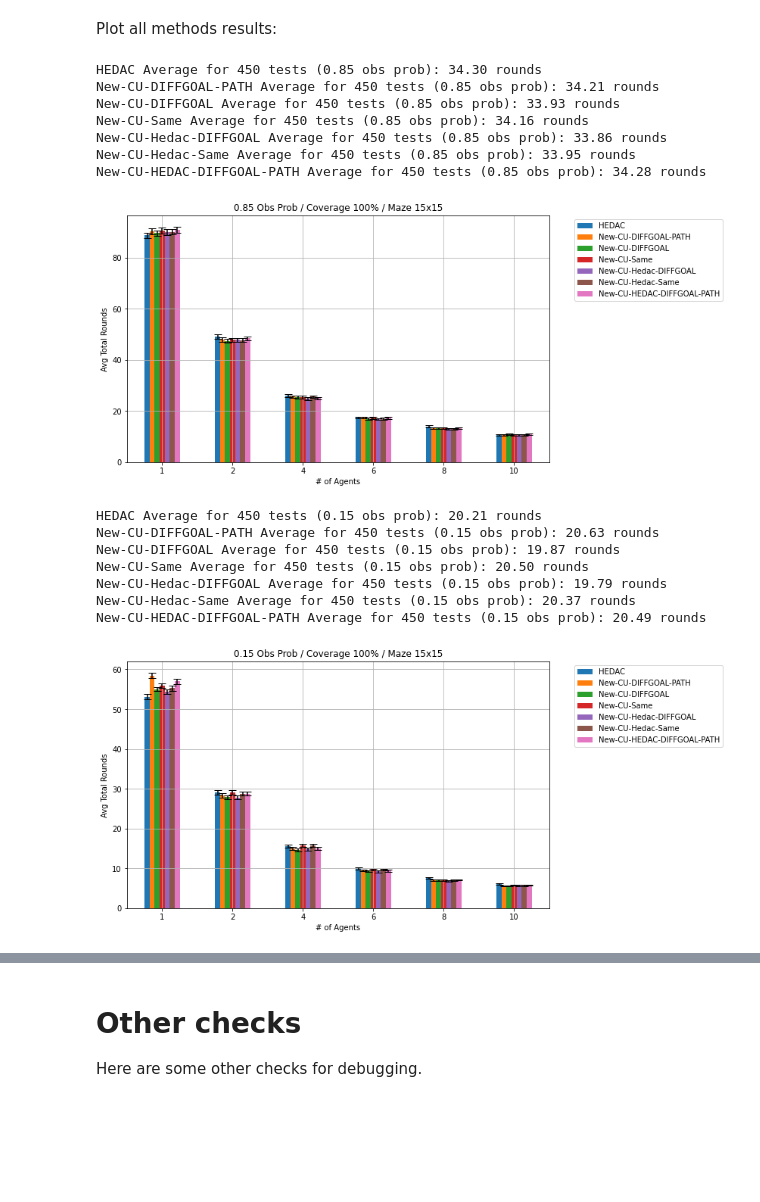
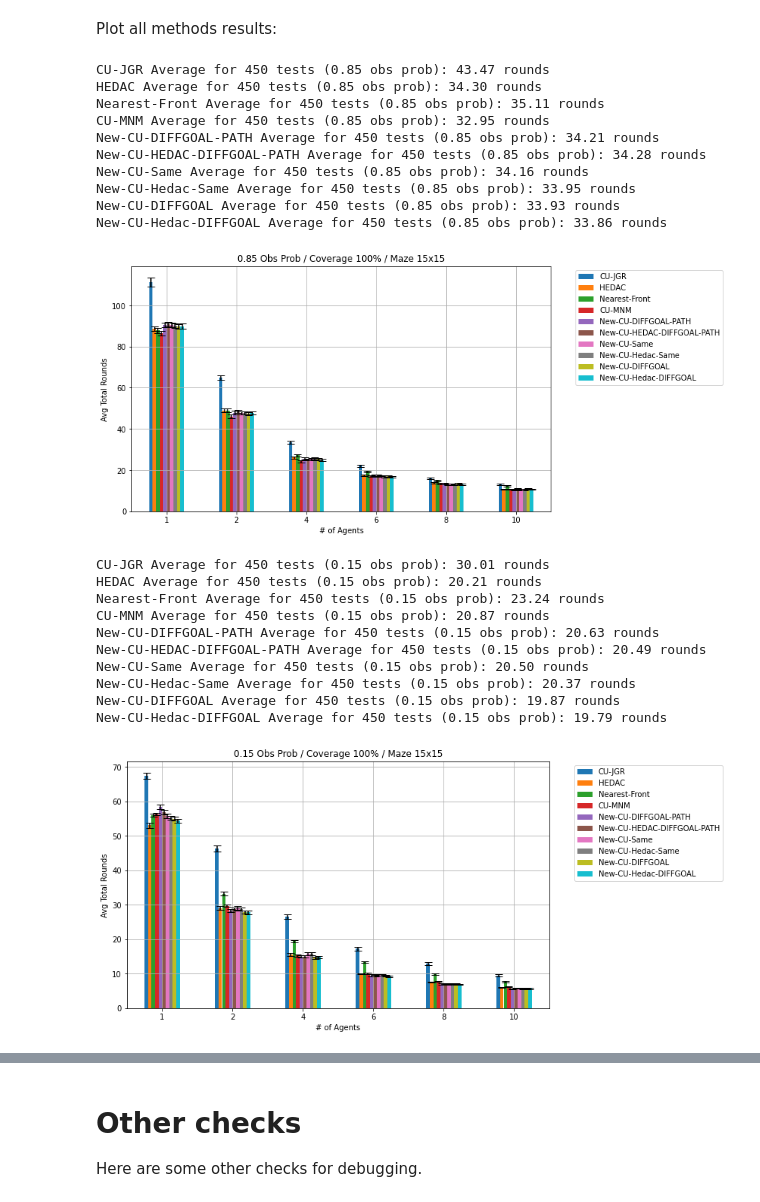
Before and after one commit to manouslinard/multiagent-exploration, a Jupyter notebook: Swarm_RL-Manousos.ipynb, the cells around one changed output, grey strips where cells are left out. Saved outputs shown, nothing was run; the diff lists cells and outputs as text; code cells hidden in the pictures; blank space fills up the shorter version.

```diff
--- a/Swarm_RL-Manousos.ipynb
+++ b/Swarm_RL-Manousos.ipynb
@@ -1197,7 +1216,6 @@ def move_nf_coverage(start_grid, start_agents, coverage_finish = 1.0, debug=True
       # tmp_stages.append(copy.deepcopy(total_explored))
       # update goals (if agents have explored the goals of another agent):
       update_goals(agents, total_explored, algo=algo, lambda_=lambda_)
-      print_test_debug(agents, np.argwhere(total_explored == -1))
 
       avg_eps_time.append(time.time() - eps_start_time)
       if path_none >= len(agents): # stops if no agents have moved.
@@ -1273,10 +1291,10 @@ def test_astar(num_agents, num_test, start_grid = None, gen_stage_func = None, f
       grid = copy.deepcopy(start_grid)
     agents = generate_agents(real_stage = grid, num_agents = num_agents, view_range = agent_view_range, coverage_mode = coverage_mode)
     if coverage_mode:
-      if algo == 'nf' or algo == 'cu_mnm' or algo == 'cu_jgr' or algo == 'new_cu_hedac' or algo == 'new_cu':
+      if algo == 'hedac':
+        res = move_hedac_coverage(start_grid=grid, agents=agents, alpha=alpha, coverage_finish=coverage_finish, max_iter=max_hedac_iter, debug=debug)
+      else:
         res = move_nf_coverage(start_grid=grid, start_agents=agents, coverage_finish = coverage_finish, debug=debug, algo=algo, lambda_=lambda_)
-      elif algo == 'hedac':
-        res = move_hedac_coverage(start_grid=grid, agents=agents, alpha=alpha, coverage_finish=coverage_finish, max_iter=max_hedac_iter, debug=debug)
       # if res[0] != 1.0:
       #   count_false += 1
       if file_path is not None:
@@ -1597,34 +1593,40 @@ def convert_paths_os(file_dict):
 Plot all methods results:
 # %%
 file_dict = {
-            'HEDAC': 'results/hedac/15x15/hedac_15x15_True_2_450.xlsx',
-            #  'Nearest-Front': 'results/nf/15x15/nf_15x15_True_2_50.xlsx',
-            #  'CU-MNM': 'results/cu_mnm/15x15/cu_mnm_15x15_True_2_50.xlsx',
-            #  'CU-JGR': 'results/cu_jgr/15x15/cu_jgr_15x15_True_2_50.xlsx',
-             'New-CU-DIFFGOAL-PATH': 'results/new_cu_diffgoal_path/15x15/new_cu_15x15_True_2_450.xlsx',
-             'New-CU-DIFFGOAL': 'results/new_cu_diffgoal/15x15/new_cu_15x15_True_2_450.xlsx',
-             'New-CU-Same': 'results/new_cu_same/15x15/new_cu_15x15_True_2_450.xlsx',
-             'New-CU-Hedac-DIFFGOAL': 'results/new_cu_hedac_diffgoal/15x15/new_cu_hedac_15x15_True_2_450.xlsx',
-             'New-CU-Hedac-Same': 'results/new_cu_hedac_same/15x15/new_cu_hedac_15x15_True_2_450.xlsx',
-             'New-CU-HEDAC-DIFFGOAL-PATH': 'results/new_cu_hedac_diffgoal_path/15x15/new_cu_hedac_15x15_True_2_450.xlsx',
+             'CU-JGR': 'results/cu_jgr/15x15/cu_jgr_15x15_True_2_450.xlsx',
+             'HEDAC': 'results/hedac/15x15/hedac_15x15_True_2_450.xlsx',
+             'Nearest-Front': 'results/nf/15x15/nf_15x15_True_2_450.xlsx',
+             'CU-MNM': 'results/cu_mnm/15x15/cu_mnm_15x15_True_2_450.xlsx',
+             'New-CU-DIFFGOAL-PATH': 'results/new_cu_diffgoal_path/15x15/new_cu_diffgoal_path_15x15_True_2_450.xlsx',
+             'New-CU-HEDAC-DIFFGOAL-PATH': 'results/new_cu_hedac_diffgoal_path/15x15/new_cu_hedac_diffgoal_path_15x15_True_2_450.xlsx',
+             'New-CU-Same': 'results/new_cu_same/15x15/new_cu_same_15x15_True_2_450.xlsx',
+             'New-CU-Hedac-Same': 'results/new_cu_hedac_same/15x15/new_cu_hedac_same_15x15_True_2_450.xlsx',
+             'New-CU-DIFFGOAL': 'results/new_cu_diffgoal/15x15/new_cu_diffgoal_15x15_True_2_450.xlsx',
+             'New-CU-Hedac-DIFFGOAL': 'results/new_cu_hedac_diffgoal/15x15/new_cu_hedac_diffgoal_15x15_True_2_450.xlsx',
              }
 convert_paths_os(file_dict)
 plot_comparison(file_dict)
 plot_comparison(file_dict, 0.15)
 # %% [output]
+CU-JGR Average for 450 tests (0.85 obs prob): 43.47 rounds
 HEDAC Average for 450 tests (0.85 obs prob): 34.30 rounds
+Nearest-Front Average for 450 tests (0.85 obs prob): 35.11 rounds
+CU-MNM Average for 450 tests (0.85 obs prob): 32.95 rounds
 New-CU-DIFFGOAL-PATH Average for 450 tests (0.85 obs prob): 34.21 rounds
+New-CU-HEDAC-DIFFGOAL-PATH Average for 450 tests (0.85 obs prob): 34.28 rounds
+New-CU-Same Average for 450 tests (0.85 obs prob): 34.16 rounds
+New-CU-Hedac-Same Average for 450 tests (0.85 obs prob): 33.95 rounds
 New-CU-DIFFGOAL Average for 450 tests (0.85 obs prob): 33.93 rounds
-New-CU-Same Average for 450 tests (0.85 obs prob): 34.16 rounds
 New-CU-Hedac-DIFFGOAL Average for 450 tests (0.85 obs prob): 33.86 rounds
-New-CU-Hedac-Same Average for 450 tests (0.85 obs prob): 33.95 rounds
-New-CU-HEDAC-DIFFGOAL-PATH Average for 450 tests (0.85 obs prob): 34.28 rounds
-[figure, old version]
+[figure, new version]
+CU-JGR Average for 450 tests (0.15 obs prob): 30.01 rounds
 HEDAC Average for 450 tests (0.15 obs prob): 20.21 rounds
+Nearest-Front Average for 450 tests (0.15 obs prob): 23.24 rounds
+CU-MNM Average for 450 tests (0.15 obs prob): 20.87 rounds
 New-CU-DIFFGOAL-PATH Average for 450 tests (0.15 obs prob): 20.63 rounds
+New-CU-HEDAC-DIFFGOAL-PATH Average for 450 tests (0.15 obs prob): 20.49 rounds
+New-CU-Same Average for 450 tests (0.15 obs prob): 20.50 rounds
+New-CU-Hedac-Same Average for 450 tests (0.15 obs prob): 20.37 rounds
 New-CU-DIFFGOAL Average for 450 tests (0.15 obs prob): 19.87 rounds
-New-CU-Same Average for 450 tests (0.15 obs prob): 20.50 rounds
 New-CU-Hedac-DIFFGOAL Average for 450 tests (0.15 obs prob): 19.79 rounds
-New-CU-Hedac-Same Average for 450 tests (0.15 obs prob): 20.37 rounds
-New-CU-HEDAC-DIFFGOAL-PATH Average for 450 tests (0.15 obs prob): 20.49 rounds
-[figure, old version]
+[figure, new version]
```
Also changed, not shown: parts of 10 cells of this notebook, 14 other files.
